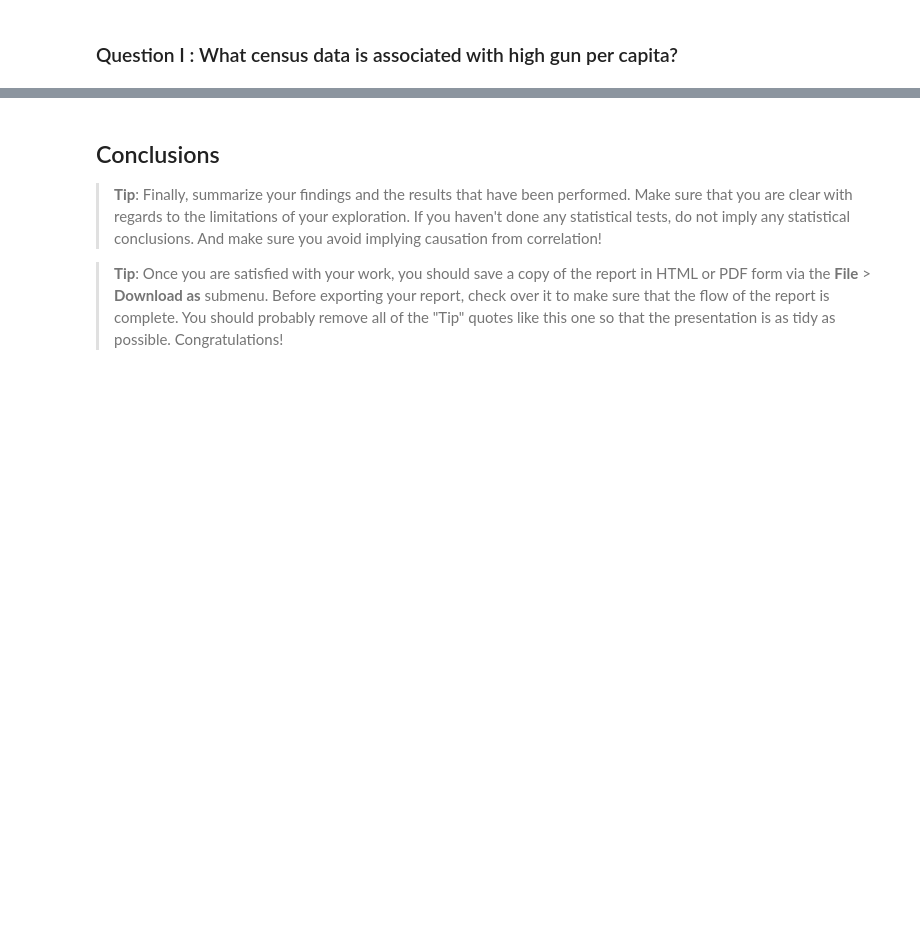
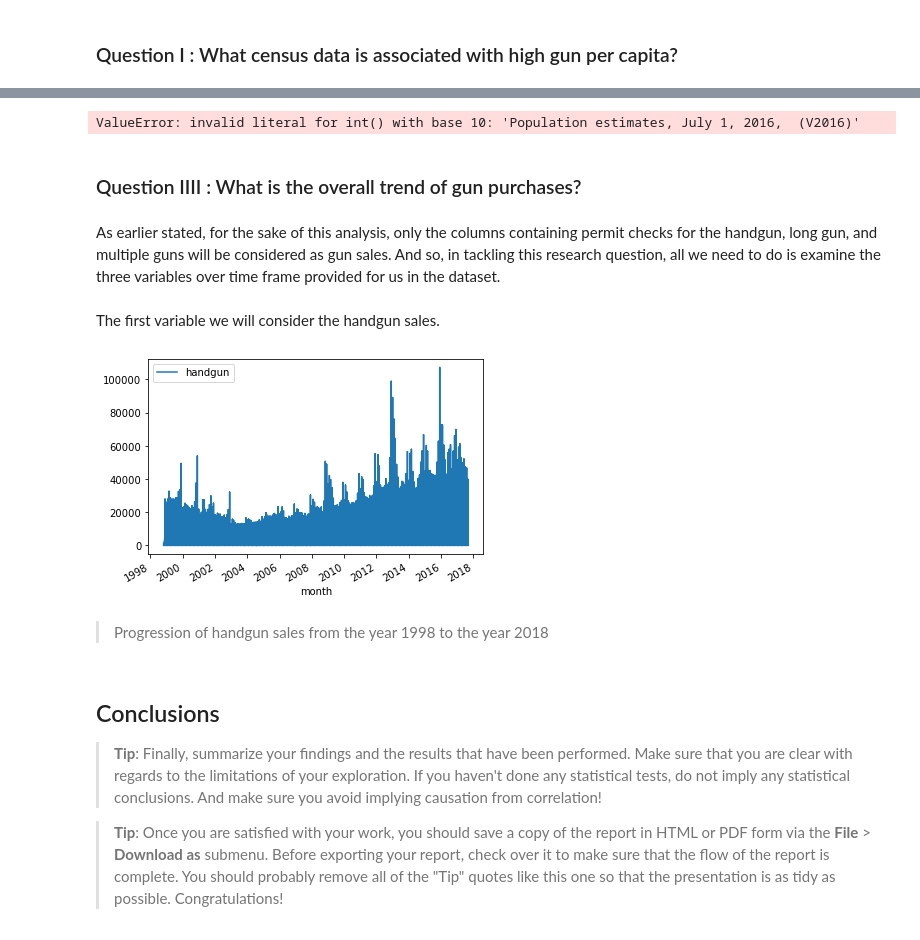
Before and after one commit to jjjeorgee/ALX-T, a Jupyter notebook: Project 01/NCIS background checks data analysis collated with US census data.ipynb, the cells around one changed output, grey strips where cells are left out. Cells and saved outputs as stored; diff of their text form; code cells hidden in the pictures; blank space fills up the shorter version.

```diff
--- a/Project 01/NCIS background checks data analysis collated with US census data.ipynb
+++ b/Project 01/NCIS background checks data analysis collated with US census data.ipynb
@@ -409,3 +471,20 @@ Gun_data.hist(figsize=(10, 8));
+# %%
+all_columns = list(Census_data_p)
+Census_data_p[all_columns] = Census_data_p[all_columns].astype(int)
+# %% [output]
+ValueError: invalid literal for int() with base 10: 'Population estimates, July 1, 2016,  (V2016)'
+# %% [markdown]
+### Question IIII : What is the overall trend of gun purchases?
+# %% [markdown]
+As earlier stated, for the sake of this analysis, only the columns containing permit checks for the handgun, long gun, and multiple guns will be considered as gun sales. And so, in tackling this research question, all we need to do is examine the three variables over time frame provided for us in the dataset.
+# %% [markdown]
+The first variable we will consider the handgun sales.
+# %%
+Gun_data.plot(x='month', y='handgun', kind='line');
+# %% [output]
+[figure, added]
+# %% [markdown]
+> Progression of handgun sales from the year 1998 to the year 2018
 # %% [markdown]
 <a id='conclusions'></a>
 ## Conclusions
```
Also changed, not shown: parts of 26 cells of this notebook.
